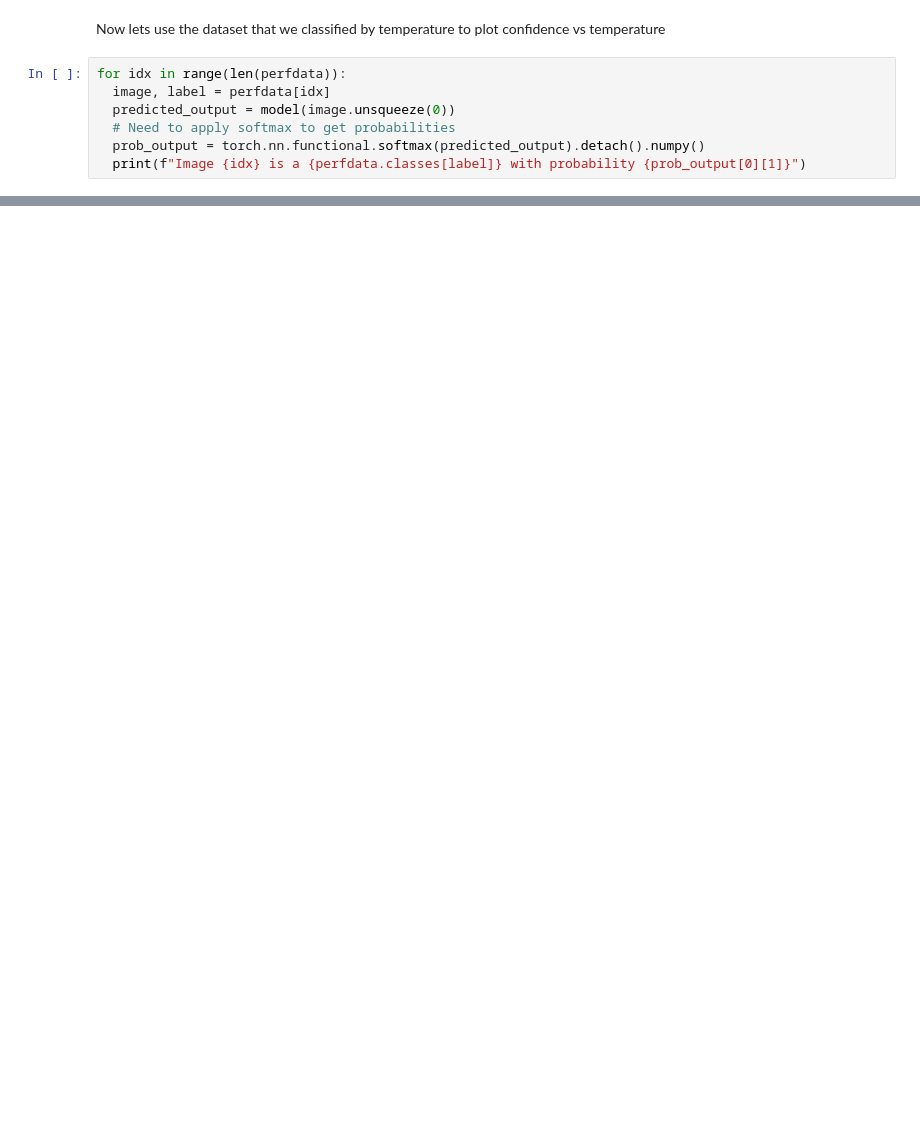
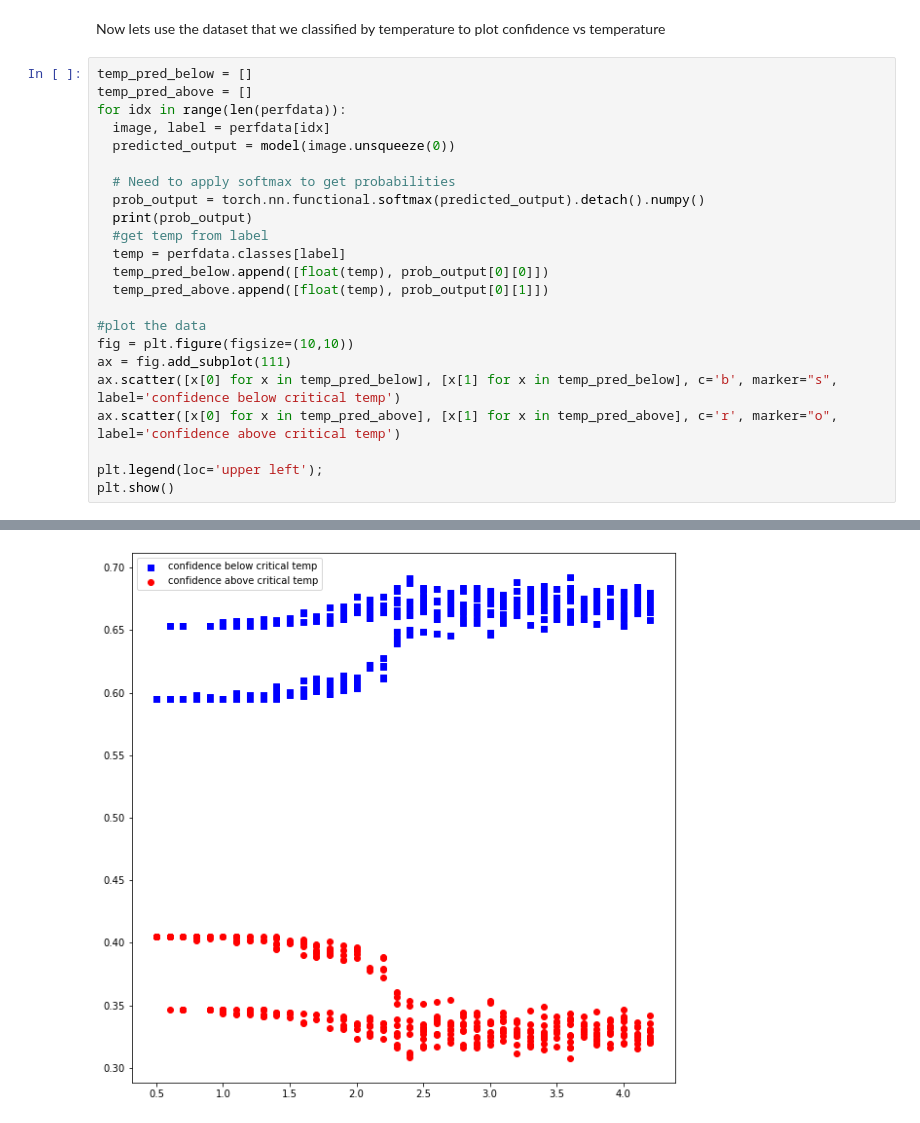
Before and after one commit to rohan-datar/phys_0704_project, a Jupyter notebook: ML_Spin_Model/Basic_NN.ipynb, the cells around one changed output, grey strips where cells are left out. Cells and saved outputs as stored; diff of their text form; blank space fills up the shorter version.

```diff
--- a/ML_Spin_Model/Basic_NN.ipynb
+++ b/ML_Spin_Model/Basic_NN.ipynb
@@ -154,9 +157,26 @@ plt.show()
 # %% [markdown]
 Now lets use the dataset that we classified by temperature to plot confidence vs temperature
-# %%
-for idx in range(len(perfdata)):
-  image, label = perfdata[idx]
-  predicted_output = model(image.unsqueeze(0))
-  # Need to apply softmax to get probabilities
-  prob_output = torch.nn.functional.softmax(predicted_output).detach().numpy()
-  print(f"Image {idx} is a {perfdata.classes[label]} with probability {prob_output[0][1]}")
+# %%
+temp_pred_below = []
+temp_pred_above = []
+for idx in range(len(perfdata)):
+  image, label = perfdata[idx]
+  predicted_output = model(image.unsqueeze(0))
+
+  # Need to apply softmax to get probabilities
+  prob_output = torch.nn.functional.softmax(predicted_output).detach().numpy()
+  print(prob_output)
+  #get temp from label
+  temp = perfdata.classes[label]
+  temp_pred_below.append([float(temp), prob_output[0][0]])
+  temp_pred_above.append([float(temp), prob_output[0][1]])
+
+#plot the data
+fig = plt.figure(figsize=(10,10))
+ax = fig.add_subplot(111)
+ax.scatter([x[0] for x in temp_pred_below], [x[1] for x in temp_pred_below], c='b', marker="s", label='confidence below critical temp')
+ax.scatter([x[0] for x in temp_pred_above], [x[1] for x in temp_pred_above], c='r', marker="o", label='confidence above critical temp')
+
+plt.legend(loc='upper left');
+plt.show()
+# %% [output]
@@ -162,0 +200 @@ for idx in range(len(perfdata)):
+[figure, added]
```
Also changed, not shown: parts of 7 cells of this notebook, 7 other files.
